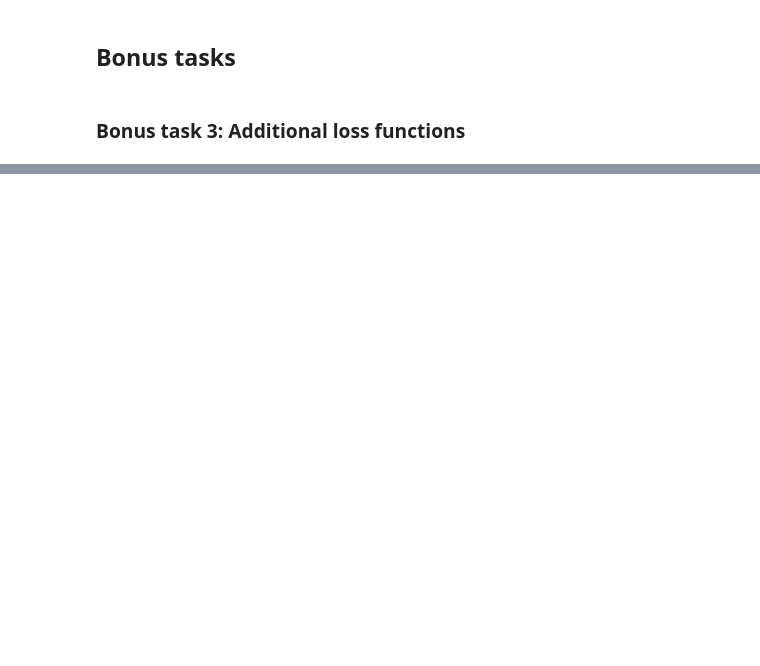
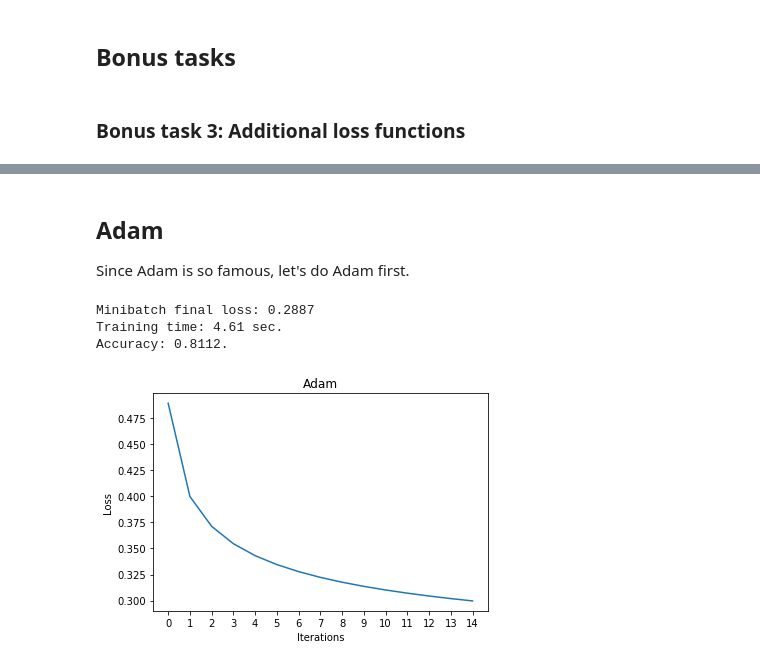
Before and after one commit to JohnLindblad/GU_Applied_Machine_Learning, a Jupyter notebook: Assignment2B/Assignment_2B_Notebook.ipynb, the cells around one changed output, grey strips where cells are left out. Cells and saved outputs as stored; diff of their text form; code cells hidden in the pictures; blank space fills up the shorter version.

```diff
--- a/Assignment2B/Assignment_2B_Notebook.ipynb
+++ b/Assignment2B/Assignment_2B_Notebook.ipynb
@@ -333,0 +561,19 @@ Accuracy: 0.4964.
+# %%
+# Set up the preprocessing steps and the classifier.
+pipeline = make_pipeline(
+    TfidfVectorizer(),
+    SelectKBest(k=1000),
+    Normalizer(),
+
+    Pegasos_BLAS(lam=1/len(Xtrain), n_iter=15, type='SVC')
+)
+
+# Train the classifier.
+t0 = time.time()
+pipeline.fit(Xtrain, Ytrain)
+t1 = time.time()
+print('Training time: {:.2f} sec.'.format(t1-t0))
+
+# Evaluate on the test set.
+Yguess = pipeline.predict(Xtest)
+print('Accuracy: {:.4f}.'.format(accuracy_score(Ytest, Yguess)))
@@ -333,0 +787,37 @@ Accuracy: 0.4964.
+# %% [markdown]
+## Adam
+
+Since Adam is so famous, let's do Adam first.
+# %%
+# Set up the preprocessing steps and the classifier.
+def opt(w):
+    return torch.optim.Adam([w], lr=.05)
+pipeline = make_pipeline(
+    TfidfVectorizer(),
+    SelectKBest(k=1000),
+    Normalizer(),
+    Torch_Classifier(opt=opt, type='SVC', n_iter=15)
+)
+
+# Train the classifier.
+t0 = time.time()
+pipeline.fit(Xtrain, Ytrain)
+t1 = time.time()
+print('Training time: {:.2f} sec.'.format(t1-t0))
+
+# Evaluate on the test set.
+Yguess = pipeline.predict(Xtest)
+print('Accuracy: {:.4f}.'.format(accuracy_score(Ytest, Yguess)))
+
+import matplotlib.pyplot as plt
+plt.plot(tc.history)
+plt.title("Adam")
+plt.xlabel("Iterations")
+plt.xticks(range(0, len(tc.history)), range(0, len(tc.history)))
+plt.ylabel("Loss")
+plt.show()
+# %% [output]
+Minibatch final loss: 0.2887
+Training time: 4.61 sec.
+Accuracy: 0.8112.
+[figure, added]
```
Also changed, not shown: parts of 32 cells of this notebook.
